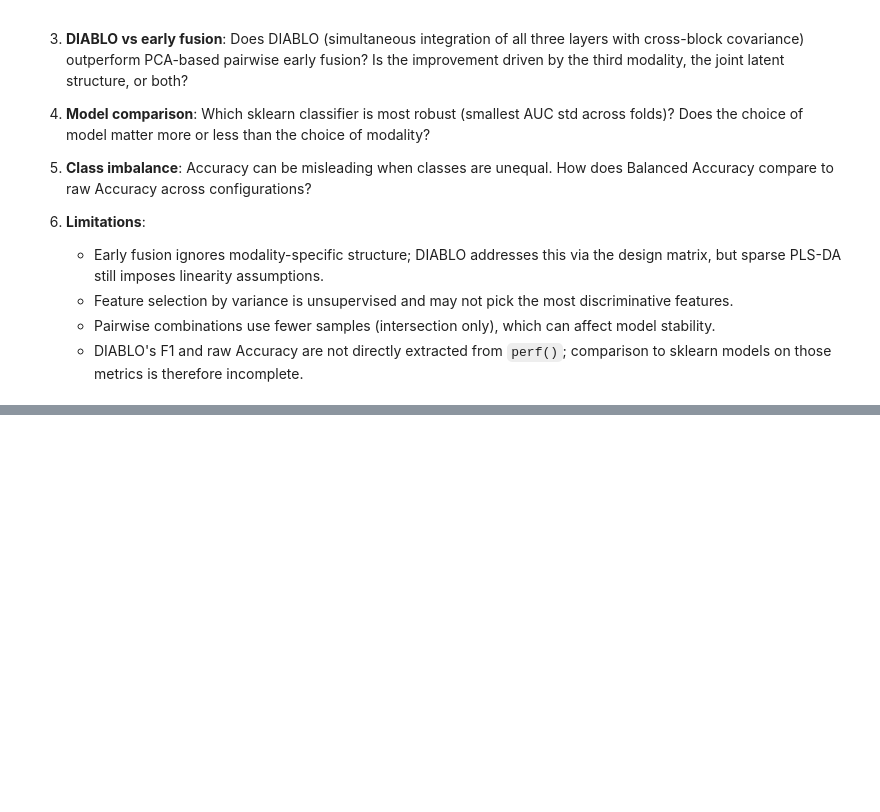
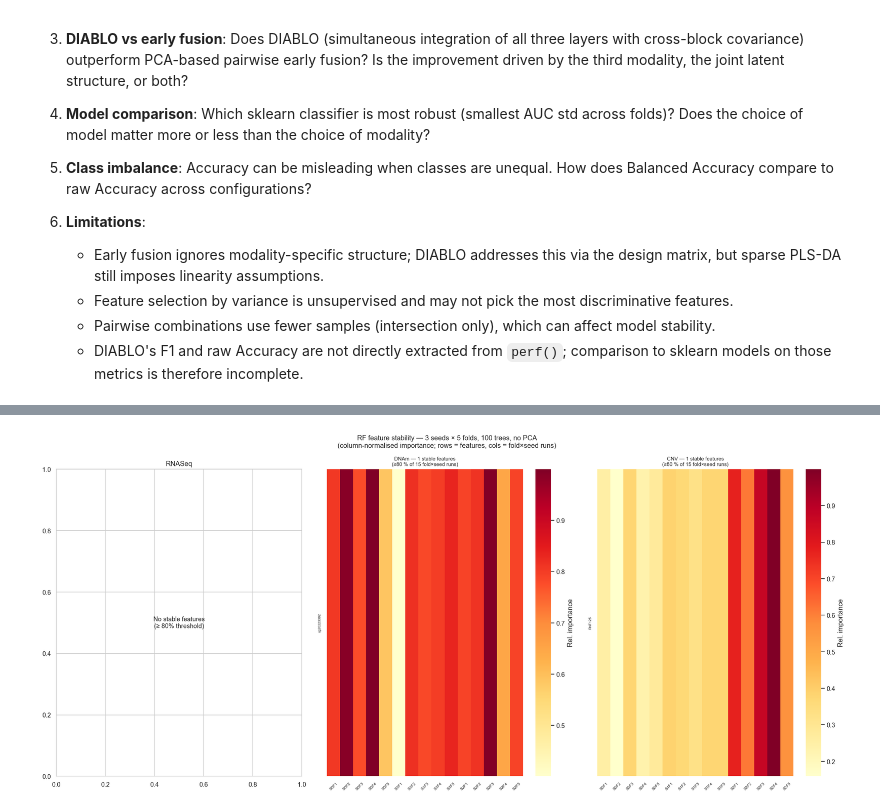
Before and after one commit to zyqqqq0122/CompSysBio2026, a Jupyter notebook: Prediction.ipynb, the cells around one changed output, grey strips where cells are left out. Saved outputs shown, nothing was run; the diff lists cells and outputs as text; code cells hidden in the pictures; blank space fills up the shorter version.

```diff
--- a/Prediction.ipynb
+++ b/Prediction.ipynb
@@ -1277,0 +1387,77 @@ Note: sklearn metrics = 5-fold CV mean; DIABLO = 3-fold × 10-repeat CV.
+# %%
+# ── 9.2  Cross-fold / cross-seed feature stability (RF, no PCA) ───────────────
+print(f'Running stability analysis  ({len(STAB_SEEDS)} seeds × {STAB_FOLDS} folds, '
+      f'100 trees per fold) ...')
+stab_results = {}
+
+for name in MODS:
+    d  = interp_data[name]
+    X, y, fn = d['X'], d['y'], d['feat_names']
+    n_splits  = min(STAB_FOLDS, np.bincount(y).min())
+
+    fold_top_sets  = []
+    fold_imps_list = []
+
+    for seed in STAB_SEEDS:
+        skf = StratifiedKFold(n_splits=n_splits, shuffle=True, random_state=seed)
+        for train_idx, _ in skf.split(X, y):
+            rf = RandomForestClassifier(n_estimators=100, max_features='sqrt',
+                                        class_weight='balanced',
+                                        random_state=seed, n_jobs=-1)
+            rf.fit(X[train_idx], y[train_idx])
+            imp = rf.feature_importances_
+            fold_imps_list.append(imp)
+            fold_top_sets.append(set(np.argsort(imp)[-TOP_K:]))
+
+    n_runs  = len(fold_top_sets)
+    all_idx = set().union(*fold_top_sets)
+    counts  = {i: sum(1 for s in fold_top_sets if i in s) for i in all_idx}
+    stable  = sorted([i for i, c in counts.items() if c >= 0.8 * n_runs],
+                     key=lambda i: -counts[i])
+
+    stab_results[name] = {
+        'fold_imps': np.array(fold_imps_list),
+        'counts':    counts,
+        'stable':    stable,
+        'n_runs':    n_runs,
+        'n_splits':  n_splits,
+    }
+    top5 = list(fn[stable[:5]]) if stable else []
+    print(f'  {name}: {len(stable):3d} stable features  (top-5: {top5})')
+
+# ── Heatmap: importance per fold-seed run for stable features ─────────────────
+fig, axes = plt.subplots(1, 3, figsize=(20, 9))
+
+for ax, name in zip(axes, MODS):
+    r   = stab_results[name]
+    fn  = interp_data[name]['feat_names']
+    idx = r['stable'][:30]
+
+    if not idx:
+        ax.text(0.5, 0.5, 'No stable features\n(≥ 80% threshold)',
+                ha='center', va='center', transform=ax.transAxes, fontsize=11)
+        ax.set_title(name)
+        continue
+
+    mat  = r['fold_imps'][:, idx]
+    # Column-normalise: each feature scaled to its own max across runs
+    norm = mat / (mat.max(axis=0, keepdims=True) + 1e-10)
+
+    n_splits = r['n_splits']
+    rl = [f'S{s}F{f+1}' for s in range(len(STAB_SEEDS)) for f in range(n_splits)]
+
+    sns.heatmap(norm.T, ax=ax, cmap='YlOrRd',
+                yticklabels=fn[idx], xticklabels=rl,
+                cbar_kws={'label': 'Rel. importance'})
+    ax.set_title(f'{name} — {len(idx)} stable features\n'
+                 f'(≥80 % of {r["n_runs"]} fold×seed runs)', fontsize=9)
+    ax.tick_params(axis='y', labelsize=6)
+    ax.tick_params(axis='x', labelsize=7, rotation=45)
+
+plt.suptitle(f'RF feature stability — {len(STAB_SEEDS)} seeds × {STAB_FOLDS} folds, '
+             f'100 trees, no PCA\n(column-normalised importance; rows = features, '
+             f'cols = fold×seed runs)',
+             fontsize=12)
+plt.tight_layout()
+plt.show()
+# %% [output]
@@ -1277,0 +1468 @@ Note: sklearn metrics = 5-fold CV mean; DIABLO = 3-fold × 10-repeat CV.
+[figure, added]
```
Also changed, not shown: parts of 15 cells of this notebook.
